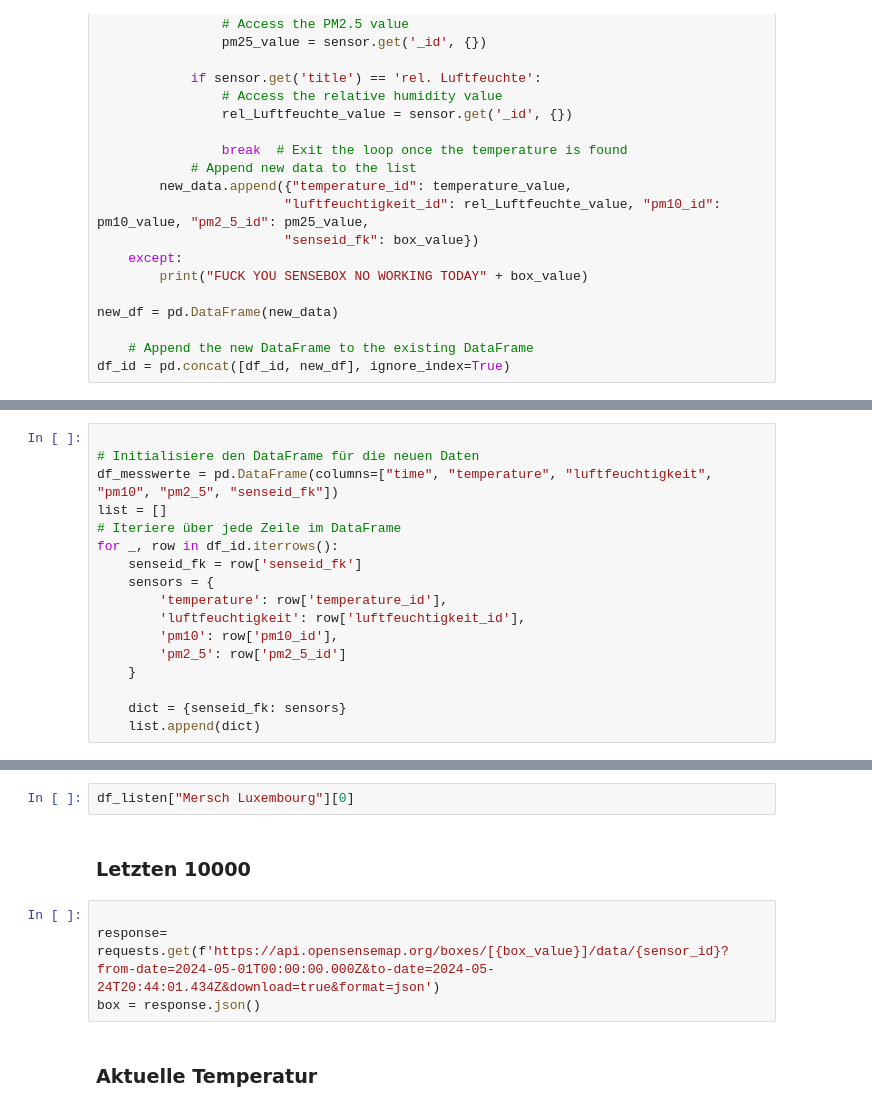
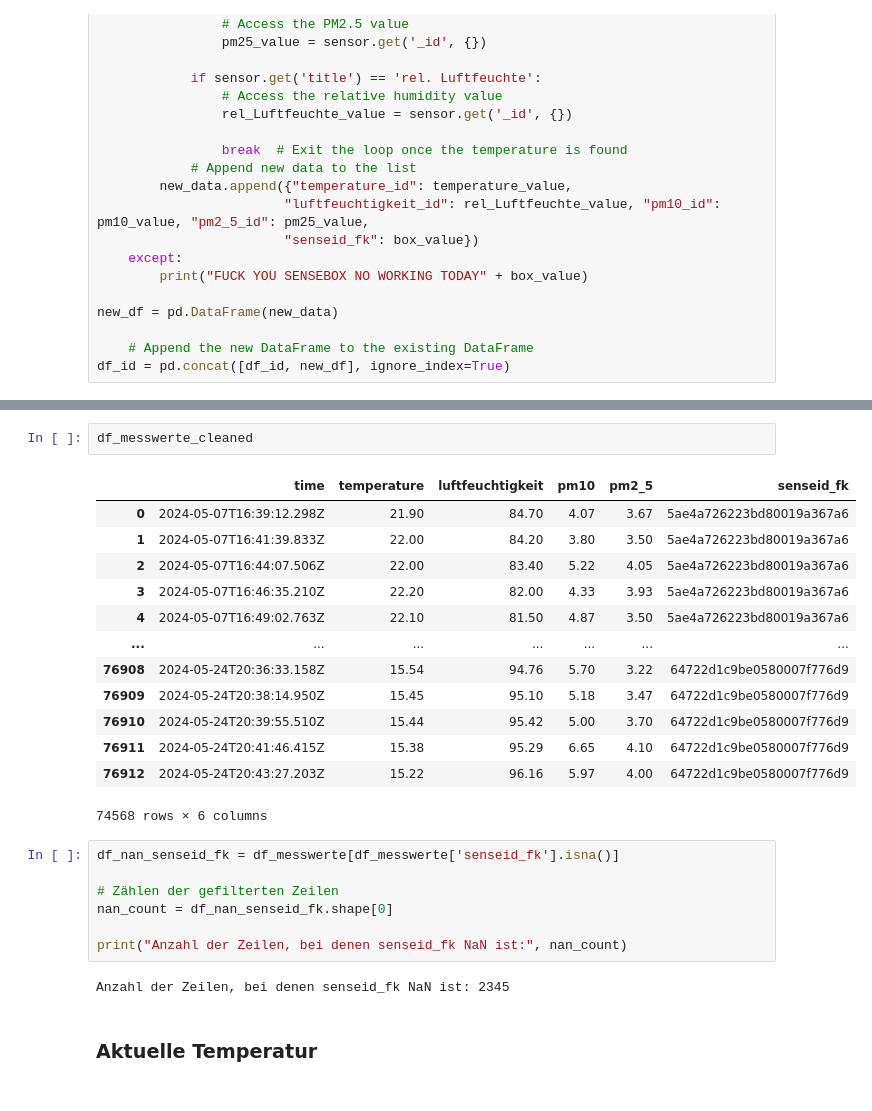
Before and after one commit to Ben99192/Umweltmonitoring_Projekt, a Jupyter notebook: senseboxes.ipynb, the cells around one changed output, grey strips where cells are left out. Cells and saved outputs as stored; diff of their text form.

Commit message:
Alle historischen daten geten von jedem sensor

```diff
--- a/senseboxes.ipynb
+++ b/senseboxes.ipynb
@@ -151,20 +151,3 @@ df_id
 | 5 | 592469ca51d34600119bf21f | 592469ca51d34600119bf220 | 590e0b0a51d3460011c725c5 | 590e0b0a51d3460011c725c6 | 590e0b0a51d3460011c725c4 |
 | 6 | 605f49bd77a88b001bba595a | None | None | None | 605f498077a88b001bba3dc0 |
 | 7 | 64722d1c9be0580007f776dc | 64722d1c9be0580007f776db | 64722d1c9be0580007f776de | 64722d1c9be0580007f776dd | 64722d1c9be0580007f776d9 |
-# %%
-
-# Initialisiere den DataFrame für die neuen Daten
-df_messwerte = pd.DataFrame(columns=["time", "temperature", "luftfeuchtigkeit", "pm10", "pm2_5", "senseid_fk"])
-list = []
-# Iteriere über jede Zeile im DataFrame
-for _, row in df_id.iterrows():
-    senseid_fk = row['senseid_fk']
-    sensors = {
-        'temperature': row['temperature_id'],
-        'luftfeuchtigkeit': row['luftfeuchtigkeit_id'],
-        'pm10': row['pm10_id'],
-        'pm2_5': row['pm2_5_id']
-    }
-
-    dict = {senseid_fk: sensors}
-    list.append(dict)
@@ -233,11 +198,28 @@ for i, stations_name in enumerate(stations_name):
-# %%
-df_listen["Mersch Luxembourg"][0]
-# %% [markdown]
-### Letzten 10000
-# %%
-
-response= requests.get(f'https://api.opensensemap.org/boxes/[{box_value}]/data/{sensor_id}?from-date=2024-05-01T00:00:00.000Z&to-date=2024-05-24T20:44:01.434Z&download=true&format=json')
-box = response.json()
+# %%
+df_messwerte_cleaned
+# %% [output]
+|  | time | temperature | luftfeuchtigkeit | pm10 | pm2_5 | senseid_fk |
+| 0 | 2024-05-07T16:39:12.298Z | 21.90 | 84.70 | 4.07 | 3.67 | 5ae4a726223bd80019a367a6 |
+| 1 | 2024-05-07T16:41:39.833Z | 22.00 | 84.20 | 3.80 | 3.50 | 5ae4a726223bd80019a367a6 |
+| 2 | 2024-05-07T16:44:07.506Z | 22.00 | 83.40 | 5.22 | 4.05 | 5ae4a726223bd80019a367a6 |
+| 3 | 2024-05-07T16:46:35.210Z | 22.20 | 82.00 | 4.33 | 3.93 | 5ae4a726223bd80019a367a6 |
+| 4 | 2024-05-07T16:49:02.763Z | 22.10 | 81.50 | 4.87 | 3.50 | 5ae4a726223bd80019a367a6 |
+| ... | ... | ... | ... | ... | ... | ... |
+| 76908 | 2024-05-24T20:36:33.158Z | 15.54 | 94.76 | 5.70 | 3.22 | 64722d1c9be0580007f776d9 |
+| 76909 | 2024-05-24T20:38:14.950Z | 15.45 | 95.10 | 5.18 | 3.47 | 64722d1c9be0580007f776d9 |
+| 76910 | 2024-05-24T20:39:55.510Z | 15.44 | 95.42 | 5.00 | 3.70 | 64722d1c9be0580007f776d9 |
+| 76911 | 2024-05-24T20:41:46.415Z | 15.38 | 95.29 | 6.65 | 4.10 | 64722d1c9be0580007f776d9 |
+| 76912 | 2024-05-24T20:43:27.203Z | 15.22 | 96.16 | 5.97 | 4.00 | 64722d1c9be0580007f776d9 |
+74568 rows × 6 columns
+# %%
+df_nan_senseid_fk = df_messwerte[df_messwerte['senseid_fk'].isna()]
+
+# Zählen der gefilterten Zeilen
+nan_count = df_nan_senseid_fk.shape[0]
+
+print("Anzahl der Zeilen, bei denen senseid_fk NaN ist:", nan_count)
+# %% [output]
+Anzahl der Zeilen, bei denen senseid_fk NaN ist: 2345
 # %% [markdown]
 ### Aktuelle Temperatur
 # %%
```
Also changed, not shown: parts of 5 cells of this notebook.
